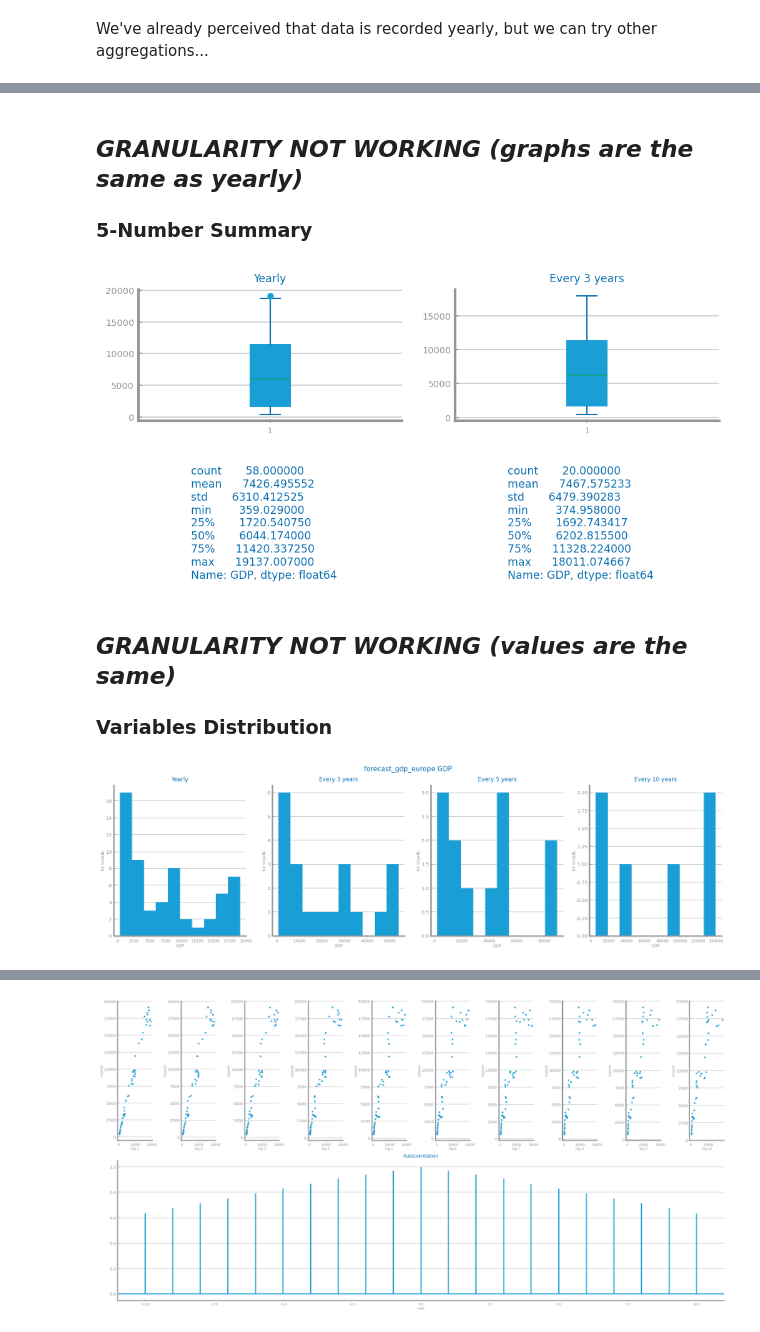
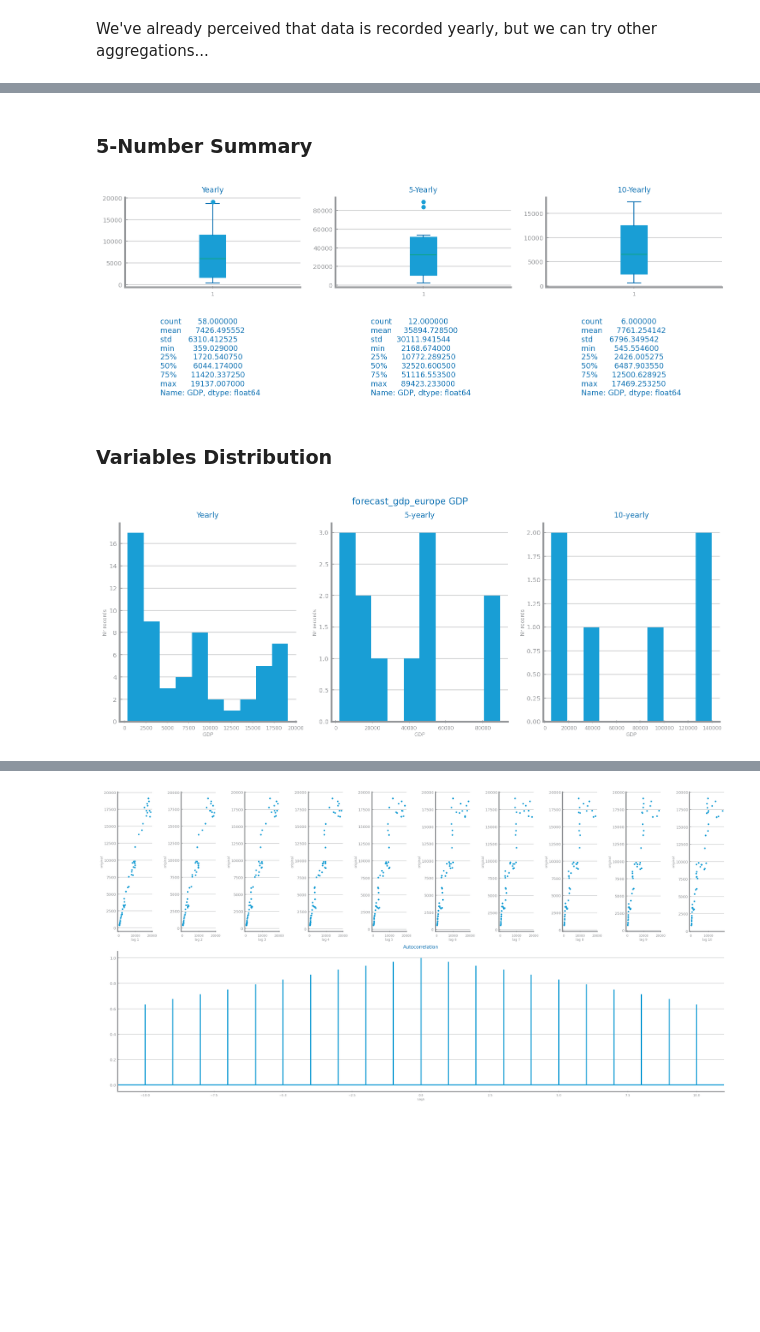
Before and after one commit to Moraisgit/data_science_project, a Jupyter notebook: src/set2_TS_data_profiling.ipynb, the cells around one changed output, grey strips where cells are left out. Drawn from its saved outputs; the diff is of its cells as text; code cells hidden in the pictures; blank space fills up the shorter version.

```diff
--- a/src/set2_TS_data_profiling.ipynb
+++ b/src/set2_TS_data_profiling.ipynb
@@ -90,5 +90,9 @@ Last timestamp 2017-01-01 00:00:00
 [figure]
 # %% [markdown]
 ## **Data Granularity**
+# %%
+# Define the second and third granularities
+SECOND = 5
+THIRD = 10
 # %%
 from pandas import read_csv, DataFrame, Series
@@ -180,7 +209,7 @@ grans: list[int] = [3, 5, 10]
 
 fig: Figure
 axs: list[Axes]
-fig, axs = subplots(len(grans), 1, figsize=(12, 3 * len(grans)))  # Adjusted figsize
+fig, axs = subplots(len(grans), 1, figsize=(4, 3 * len(grans)))  # Adjusted figsize
 fig.suptitle(f"{file_tag} {target} aggregation study")
 
 for i, gran in enumerate(grans):
@@ -206,7 +234,7 @@ show()
 from numpy import sum
 from pandas import DataFrame, Series, read_csv
 from matplotlib.pyplot import figure, show
-from dslabs_functions import HEIGHT, plot_line_chart
+from dslabs_functions import HEIGHT, plot_line_chart, ts_aggregation_by
 
 def ts_aggregation_by(
     data: Series | DataFrame,
@@ -233,6 +261,7 @@ def ts_aggregation_by(
 filename = f"{path_to_directory}/datasets/{file_tag}.csv"
 index = "Year"
 # target = "meter_reading"
+target = "GDP"
 data: DataFrame = read_csv(
     filename,
     index_col=index,
@@ -242,16 +271,16 @@ data: DataFrame = read_csv(
     infer_datetime_format=True,
 )
 series: Series = data[target]
-ss_3_years: Series = ts_aggregation_by(series, custom_years=3)
+ss_second_years: Series = ts_aggregation_by(series, custom_years=SECOND, agg_func=sum)
 
 # figure(figsize=(3 * HEIGHT, HEIGHT))
 figure()
 plot_line_chart(
-    ss_3_years.index.to_list(),
-    ss_3_years.to_list(),
-    xlabel="3 years",
+    ss_second_years.index.to_list(),
+    ss_second_years.to_list(),
+    xlabel="Year",
     ylabel=target,
-    title=f"{file_tag} every 3 years {target}",
+    title=f"{file_tag} {SECOND}-yearly {target}",
 )
 show()
 # %% [output]
@@ -259,40 +288,54 @@ show()
 # %% [markdown]
-## *GRANULARITY NOT WORKING (graphs are the same as yearly)*
 ### 5-Number Summary
 # %%
 from numpy import array
 from matplotlib.pyplot import show, subplots
 from matplotlib.figure import Figure
 from dslabs_functions import set_chart_labels
 
 fig: Figure
 axs: array
-fig, axs = subplots(2, 2, figsize=(2 * HEIGHT, HEIGHT))
+fig, axs = subplots(2, 3, figsize=(3 * HEIGHT, HEIGHT))  # Adjust to 2x3 layout
+
 set_chart_labels(axs[0, 0], title="Yearly")
 axs[0, 0].boxplot(series)
-set_chart_labels(axs[0, 1], title="Every 3 years")
-axs[0, 1].boxplot(ss_3_years)
+
+set_chart_labels(axs[0, 1], title=f"{SECOND}-Yearly")
+axs[0, 1].boxplot(ss_second_years)
+
+set_chart_labels(axs[0, 2], title=f"{THIRD}-Yearly")
+axs[0, 2].boxplot(ss_third_years)
 
 axs[1, 0].grid(False)
 axs[1, 0].set_axis_off()
 axs[1, 0].text(0.2, 0, str(series.describe()), fontsize="small")
 
 axs[1, 1].grid(False)
 axs[1, 1].set_axis_off()
-axs[1, 1].text(0.2, 0, str(ss_3_years.describe()), fontsize="small")
+axs[1, 1].text(0.2, 0, str(ss_second_years.describe()), fontsize="small")
+
+axs[1, 2].grid(False)
+axs[1, 2].set_axis_off()
+axs[1, 2].text(0.2, 0, str(ss_third_years.describe()), fontsize="small")
+
+savefig(f"{path_to_directory}/images/Set 2 - Distribution: boxplots.png", bbox_inches='tight')
 show()
 # %% [output]
-[figure, old version]
+[figure, new version]
 # %% [markdown]
-## *GRANULARITY NOT WORKING (values are the same)*
 ### Variables Distribution
 # %%
-ss_3_years: Series = ts_aggregation_by(series, custom_years=3, agg_func=sum)
-ss_5_years: Series = ts_aggregation_by(series, custom_years=5, agg_func=sum)
-ss_10_years: Series = ts_aggregation_by(series, custom_years=10, agg_func=sum)
+# ss_3_years: Series = ts_aggregation_by(series, custom_years=3, agg_func=sum)
+# ss_5_years: Series = ts_aggregation_by(series, custom_years=5, agg_func=sum)
+# ss_10_years: Series = ts_aggregation_by(series, custom_years=10, agg_func=sum)
 
-grans: list[Series] = [series, ss_3_years, ss_5_years, ss_10_years]
-gran_names: list[str] = ["Yearly", "Every 3 years", "Every 5 years", "Every 10 years"]
+# grans: list[Series] = [series, ss_3_years, ss_5_years, ss_10_years]
+ss_years: Series = ts_aggregation_by(series, agg_func=sum)
+ss_second_years: Series = ts_aggregation_by(series, custom_years=SECOND, agg_func=sum)
+ss_third_years: Series = ts_aggregation_by(series, custom_years=THIRD, agg_func=sum)
+
+grans: list[Series] = [series, ss_second_years, ss_third_years]
+gran_names: list[str] = ["Yearly", f"{SECOND}-yearly", f"{THIRD}-yearly"]
 fig: Figure
 axs: array
 fig, axs = subplots(1, len(grans), figsize=(len(grans) * HEIGHT, HEIGHT))
@@ -300,6 +343,8 @@ fig.suptitle(f"{file_tag} {target}")
 for i in range(len(grans)):
     set_chart_labels(axs[i], title=f"{gran_names[i]}", xlabel=target, ylabel="Nr records")
     axs[i].hist(grans[i].values)
+
+savefig(f"{path_to_directory}/images/Set 2 - Distribution: histograms.png", bbox_inches='tight')
 show()
 # %% [output]
-[figure, old version]
+[figure, new version]
```
Also changed, not shown: parts of 16 cells of this notebook.
